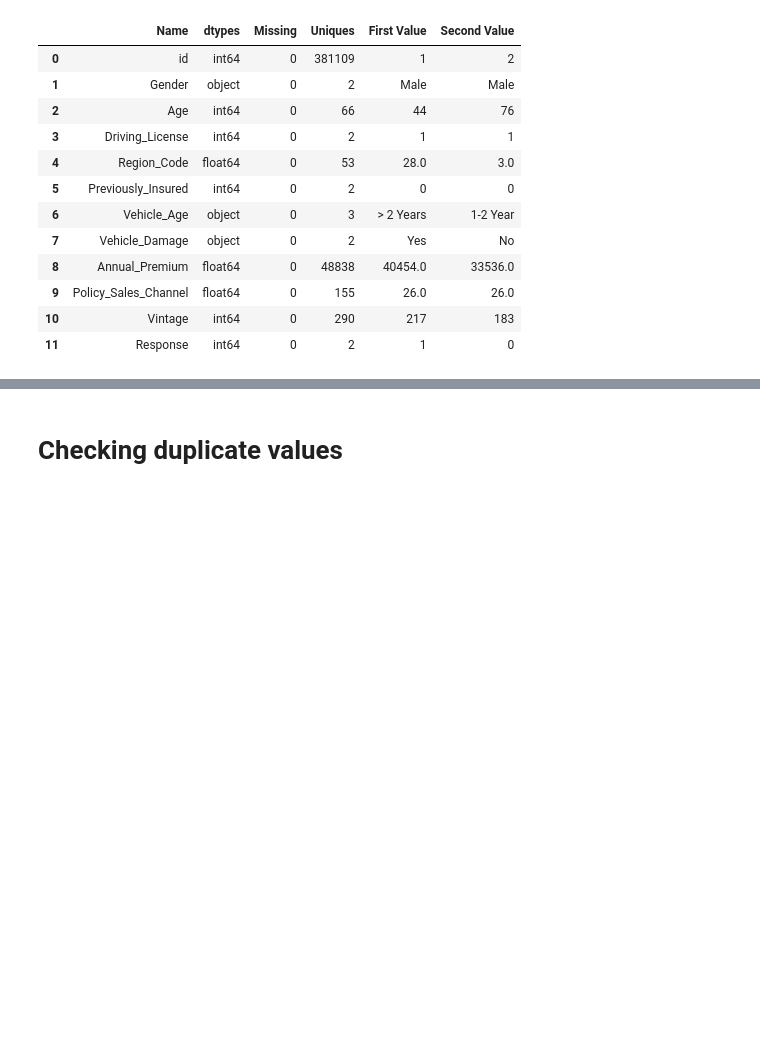
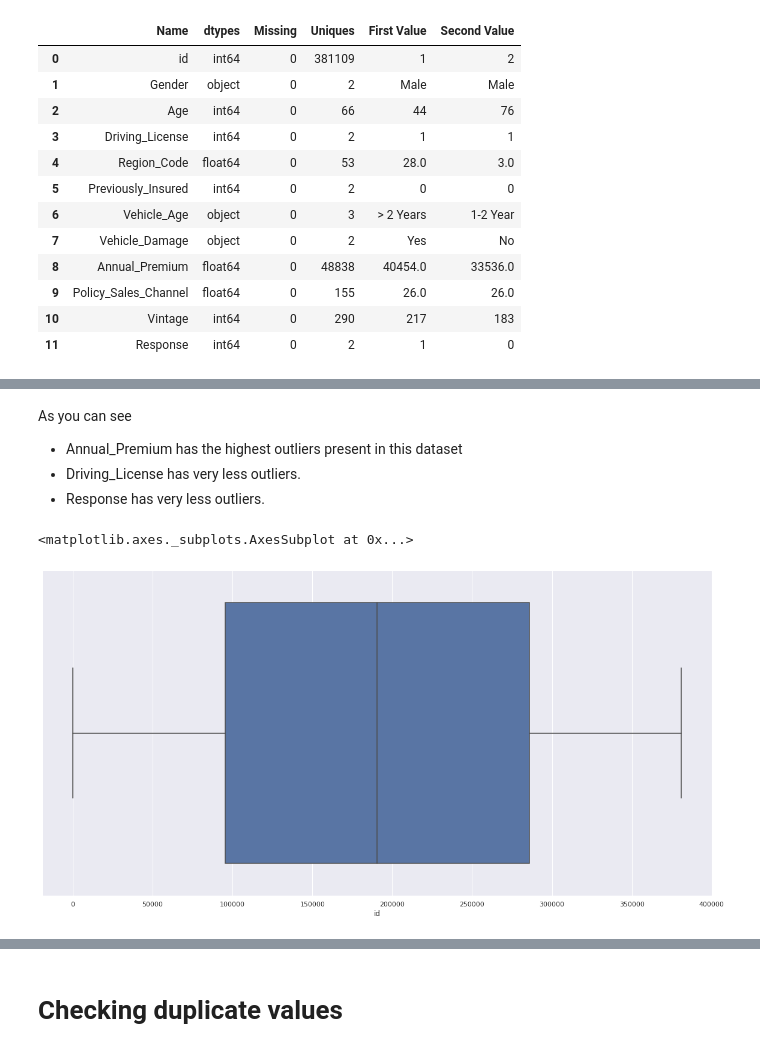
Before and after one commit to DrBharathiTC/HEALTH-INSURANCE-CROSS-SELL-PREDICTION.ipynb, a Jupyter notebook: HEALTH_INSURANCE_CROSS_SELL_PREDICTION.ipynb, the cells around one changed output, grey strips where cells are left out. Saved outputs shown, nothing was run; the diff lists cells and outputs as text; code cells hidden in the pictures; blank space fills up the shorter version.

```diff
--- a/HEALTH_INSURANCE_CROSS_SELL_PREDICTION.ipynb
+++ b/HEALTH_INSURANCE_CROSS_SELL_PREDICTION.ipynb
@@ -236,0 +225,10 @@ for column in HIDF2:
+# %% [markdown]
+As you can see
+* Annual_Premium has the highest outliers present in this dataset
+* Driving_License has very less outliers.
+* Response has very less outliers.
+# %%
+sns.boxplot(HIDF1['id'])
+# %% [output]
+<matplotlib.axes._subplots.AxesSubplot at 0x...>
+[figure, added]
```
Also changed, not shown: parts of 20 cells of this notebook.
